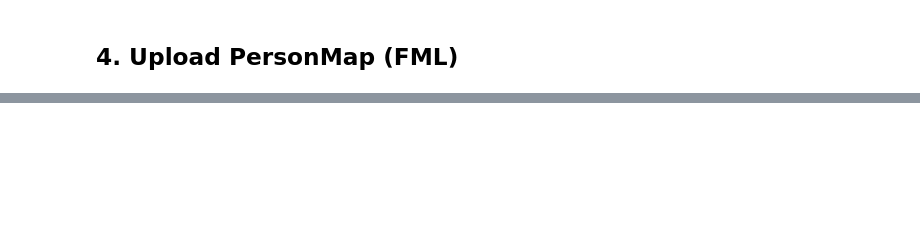
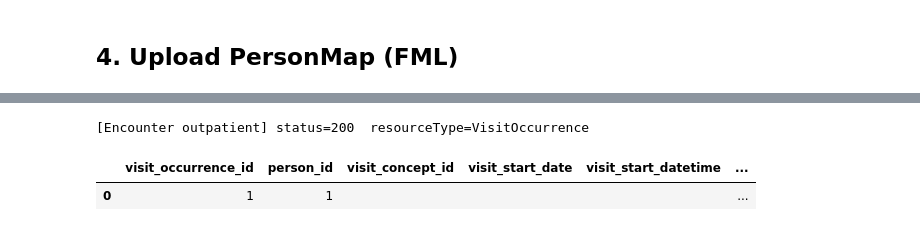
Before and after one commit to croeder-fhir-to-omop/jupyter_docker, a Jupyter notebook: notebooks/matchbox_demo.ipynb, the cells around one changed output, grey strips where cells are left out. Saved outputs shown, nothing was run; the diff lists cells and outputs as text; code cells hidden in the pictures; blank space fills up the shorter version.

```diff
--- a/notebooks/matchbox_demo.ipynb
+++ b/notebooks/matchbox_demo.ipynb
@@ -153,0 +250,7 @@ transform(load('procedure_not_done.json'), 'http://hl7.org/fhir/uv/omop/Structur
+# %%
+# EncounterVisitMap — Encounter (outpatient) → VisitOccurrence
+transform(load('encounter_outpatient.json'), 'http://hl7.org/fhir/uv/omop/StructureMap/EncounterVisitMap', 'Encounter outpatient');
+# %% [output]
+[Encounter outpatient] status=200  resourceType=VisitOccurrence
+|  | visit_occurrence_id | person_id | visit_concept_id | visit_start_date | visit_start_datetime | ... |
+| 0 | 1 | 1 |  |  |  | ... |
```
Also changed, not shown: parts of 23 cells of this notebook.
